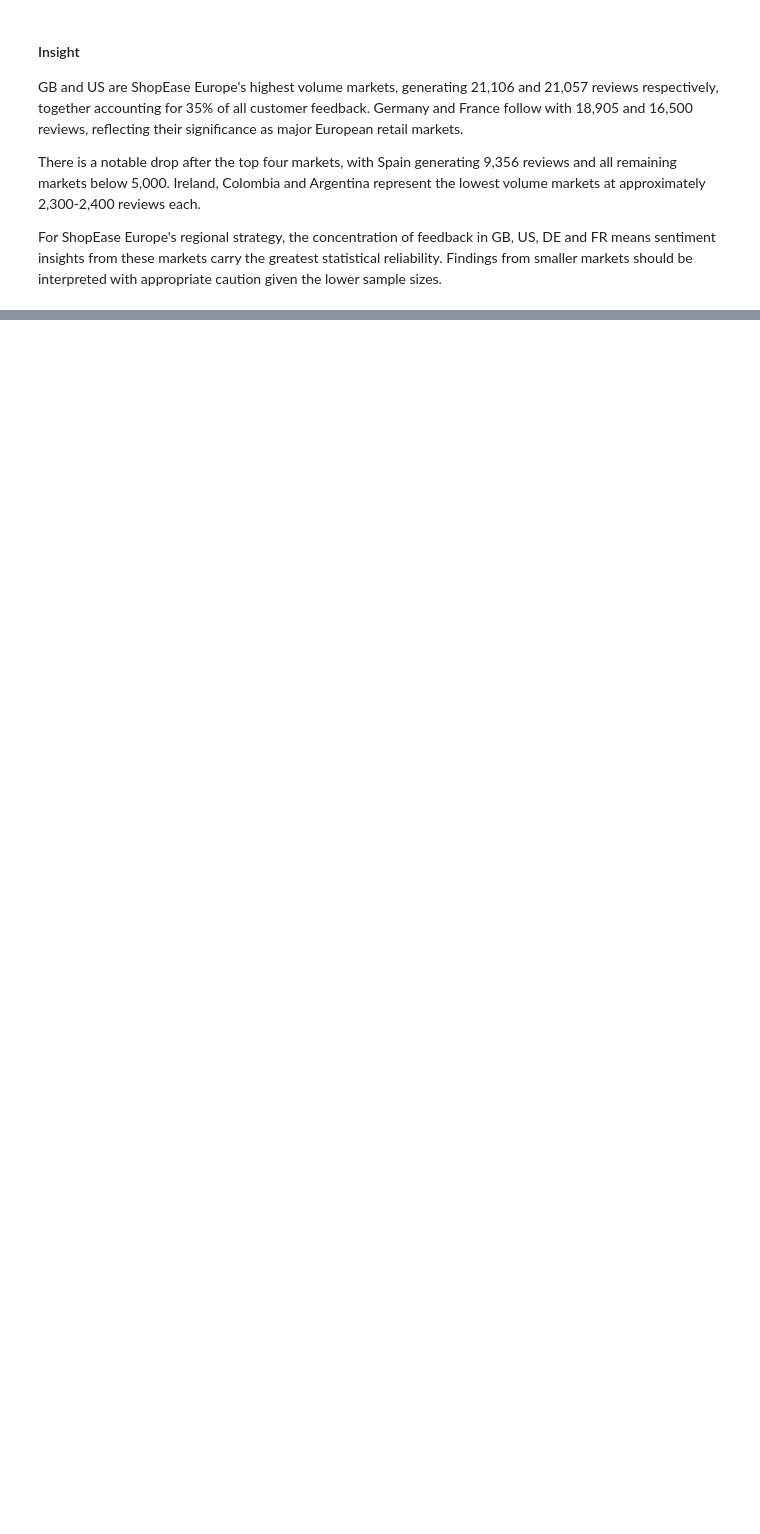
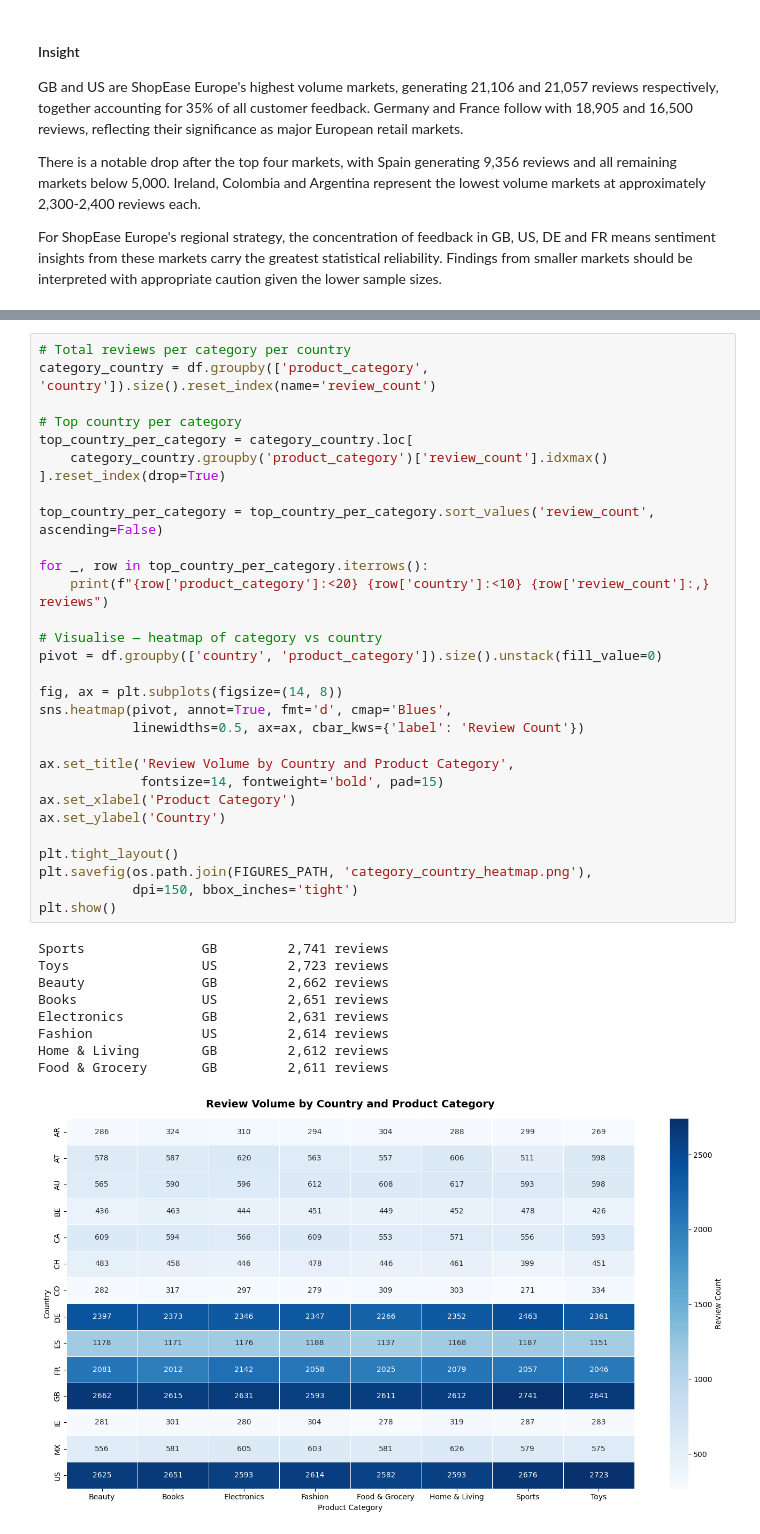
Before and after one commit to AishatOlisa/shopease-sentiment-analysis, a Jupyter notebook: notebooks/05_eda_geographic_sentiment.ipynb, the cells around one changed output, grey strips where cells are left out. Saved outputs shown, nothing was run; the diff lists cells and outputs as text; blank space fills up the shorter version.

```diff
--- a/notebooks/05_eda_geographic_sentiment.ipynb
+++ b/notebooks/05_eda_geographic_sentiment.ipynb
@@ -123,0 +166,40 @@ the lower sample sizes.
+# %%
+# Total reviews per category per country
+category_country = df.groupby(['product_category', 'country']).size().reset_index(name='review_count')
+
+# Top country per category
+top_country_per_category = category_country.loc[
+    category_country.groupby('product_category')['review_count'].idxmax()
+].reset_index(drop=True)
+
+top_country_per_category = top_country_per_category.sort_values('review_count', ascending=False)
+
+for _, row in top_country_per_category.iterrows():
+    print(f"{row['product_category']:<20} {row['country']:<10} {row['review_count']:,} reviews")
+
+# Visualise — heatmap of category vs country
+pivot = df.groupby(['country', 'product_category']).size().unstack(fill_value=0)
+
+fig, ax = plt.subplots(figsize=(14, 8))
+sns.heatmap(pivot, annot=True, fmt='d', cmap='Blues',
+            linewidths=0.5, ax=ax, cbar_kws={'label': 'Review Count'})
+
+ax.set_title('Review Volume by Country and Product Category',
+             fontsize=14, fontweight='bold', pad=15)
+ax.set_xlabel('Product Category')
+ax.set_ylabel('Country')
+
+plt.tight_layout()
+plt.savefig(os.path.join(FIGURES_PATH, 'category_country_heatmap.png'),
+            dpi=150, bbox_inches='tight')
+plt.show()
+# %% [output]
+Sports               GB         2,741 reviews
+Toys                 US         2,723 reviews
+Beauty               GB         2,662 reviews
+Books                US         2,651 reviews
+Electronics          GB         2,631 reviews
+Fashion              US         2,614 reviews
+Home & Living        GB         2,612 reviews
+Food & Grocery       GB         2,611 reviews
+[figure, added]
```
Also changed, not shown: parts of 4 cells of this notebook, 2 other files.
